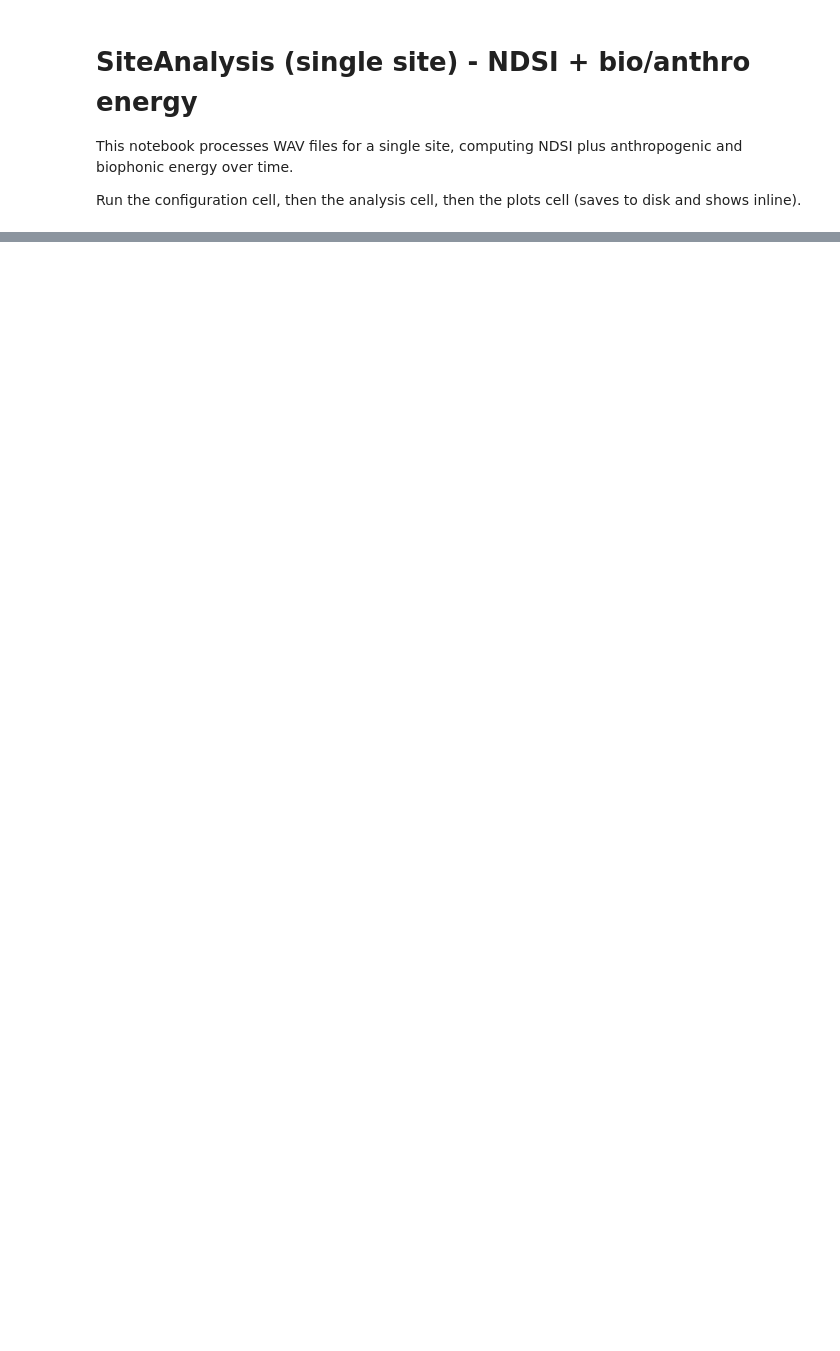
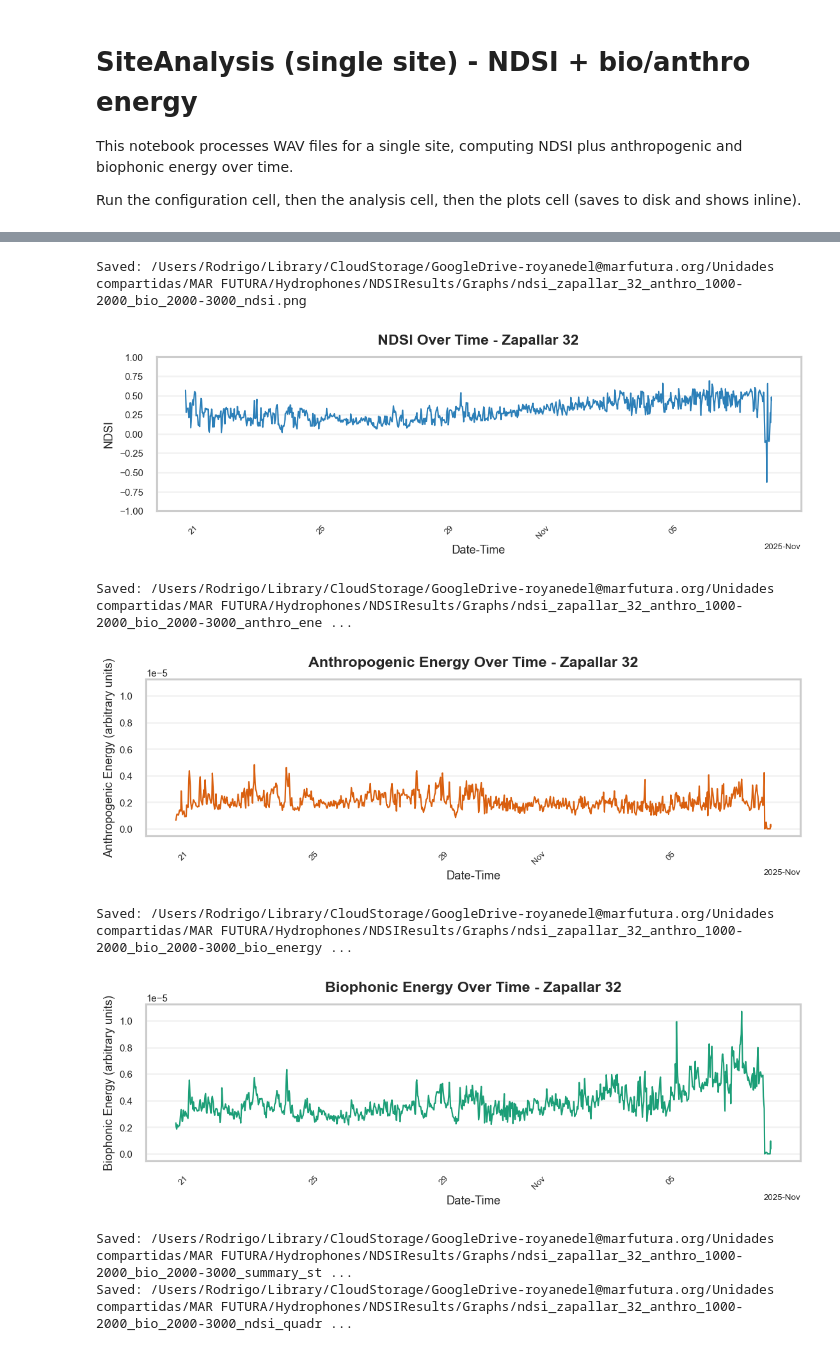
Before and after one commit to rodgpt/MAR_FUTURA, a Jupyter notebook: NDSI/SiteAnalysis_Python.ipynb, the cells around one changed output, grey strips where cells are left out. Saved outputs shown, nothing was run; the diff lists cells and outputs as text; code cells hidden in the pictures; blank space fills up the shorter version.

```diff
--- a/NDSI/SiteAnalysis_Python.ipynb
+++ b/NDSI/SiteAnalysis_Python.ipynb
@@ -315,5 +315,28 @@ Zapallar 32: processed 525/882 files
 # %%
 #Plot
+
+# If you restart the kernel and run this cell directly, these may not be defined.
+# Prefer the imports from the first cell, but fall back to importing here.
+try:
+    sns
+except NameError:
+    import seaborn as sns
+
+try:
+    plt
+except NameError:
+    import matplotlib.pyplot as plt
+
+try:
+    mdates
+except NameError:
+    import matplotlib.dates as mdates
+
+try:
+    display
+except NameError:
+    from IPython.display import display
+
 sns.set_theme(style="whitegrid", context="talk")
 plt.rcParams.update(
     {
@@ -361,8 +384,10 @@ def _pad_limits(lims, pad_frac: float = 0.05):
     return lo - pad, hi + pad
 
 ndsi_ylim = (-1.0, 1.0)
-anthro_ylim = _pad_limits(_finite_min_max(plot_data["Anthro_Energy"]))
-bio_ylim = _pad_limits(_finite_min_max(plot_data["Bio_Energy"]))
+
+# Use the SAME scale for both energy plots (combined min/max across both series)
+energy_series = pd.concat([plot_data["Anthro_Energy"], plot_data["Bio_Energy"]], ignore_index=True)
+energy_ylim = _pad_limits(_finite_min_max(energy_series))
 
 def _single_timeseries(y_col: str, y_label: str, title: str, filename: str, ylim=None, color="#1f77b4"):
     fig, ax = plt.subplots(figsize=(11, 3))
@@ -405,7 +430,7 @@ _single_timeseries(
     y_label="Anthropogenic Energy (arbitrary units)",
     title=f"Anthropogenic Energy Over Time - {site_label}",
     filename=f"{base}_anthro_energy.png",
-    ylim=anthro_ylim,
+    ylim=energy_ylim,
     color="#D95F0E",
 )
 
@@ -414,32 +439,41 @@ _single_timeseries(
     y_label="Biophonic Energy (arbitrary units)",
     title=f"Biophonic Energy Over Time - {site_label}",
     filename=f"{base}_bio_energy.png",
-    ylim=bio_ylim,
+    ylim=energy_ylim,
     color="#1B9E77",
 )
 
 quadrant = plot_data.copy()
 quadrant["NDSI_Quadrant"] = pd.cut(
     quadrant["NDSI"],
     bins=[-1.0000001, -0.5, 0.0, 0.5, 1.0000001],
     labels=["[-1, -0.5)", "[-0.5, 0]", "(0, 0.5)", "[0.5, 1]"],
     include_lowest=True,
 )
 quadrant = quadrant.dropna(subset=["NDSI_Quadrant"]).copy()
 quadrant["NDSI_Quadrant"] = quadrant["NDSI_Quadrant"].astype(str)
 
 ndsi_quadrant_table = (
     quadrant.groupby(["Site", "NDSI_Quadrant"], as_index=False, observed=True)
     .agg(Segments=("NDSI", "size"))
 )
 ndsi_quadrant_table["Total_Segments"] = ndsi_quadrant_table.groupby("Site")["Segments"].transform("sum")
 ndsi_quadrant_table["Percent_Time"] = 100.0 * ndsi_quadrant_table["Segments"] / ndsi_quadrant_table["Total_Segments"]
 
 summary_path = graphs_dir / f"{base}_summary_stats.csv"
 quadrant_path = graphs_dir / f"{base}_ndsi_quadrant_table.csv"
 
 summary_stats.to_csv(summary_path, index=False)
 ndsi_quadrant_table.to_csv(quadrant_path, index=False)
 
 print("Saved:", summary_path)
 print("Saved:", quadrant_path)
+# %% [output]
+Saved: /Users/Rodrigo/Library/CloudStorage/GoogleDrive-royanedel@marfutura.org/Unidades compartidas/MAR FUTURA/Hydrophones/NDSIResults/Graphs/ndsi_zapallar_32_anthro_1000-2000_bio_2000-3000_ndsi.png
+[figure, added]
+Saved: /Users/Rodrigo/Library/CloudStorage/GoogleDrive-royanedel@marfutura.org/Unidades compartidas/MAR FUTURA/Hydrophones/NDSIResults/Graphs/ndsi_zapallar_32_anthro_1000-2000_bio_2000-3000_anthro_ene ...
+[figure, added]
+Saved: /Users/Rodrigo/Library/CloudStorage/GoogleDrive-royanedel@marfutura.org/Unidades compartidas/MAR FUTURA/Hydrophones/NDSIResults/Graphs/ndsi_zapallar_32_anthro_1000-2000_bio_2000-3000_bio_energy ...
+[figure, added]
+Saved: /Users/Rodrigo/Library/CloudStorage/GoogleDrive-royanedel@marfutura.org/Unidades compartidas/MAR FUTURA/Hydrophones/NDSIResults/Graphs/ndsi_zapallar_32_anthro_1000-2000_bio_2000-3000_summary_st ...
+Saved: /Users/Rodrigo/Library/CloudStorage/GoogleDrive-royanedel@marfutura.org/Unidades compartidas/MAR FUTURA/Hydrophones/NDSIResults/Graphs/ndsi_zapallar_32_anthro_1000-2000_bio_2000-3000_ndsi_quadr ...
```
Also changed, not shown: parts of 1 cell of this notebook, 2 other files.
